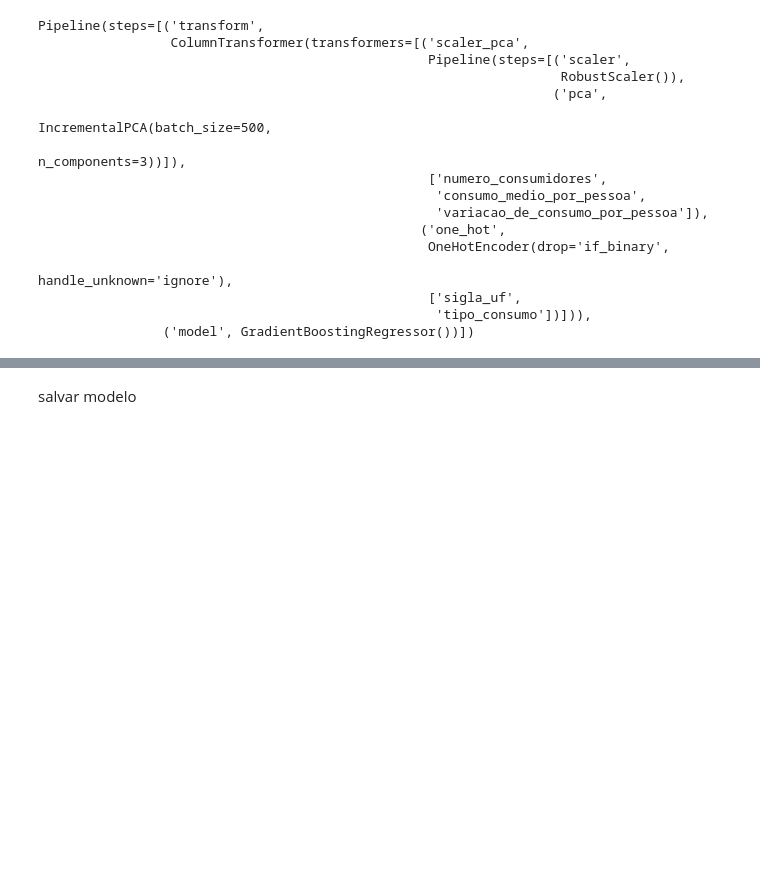
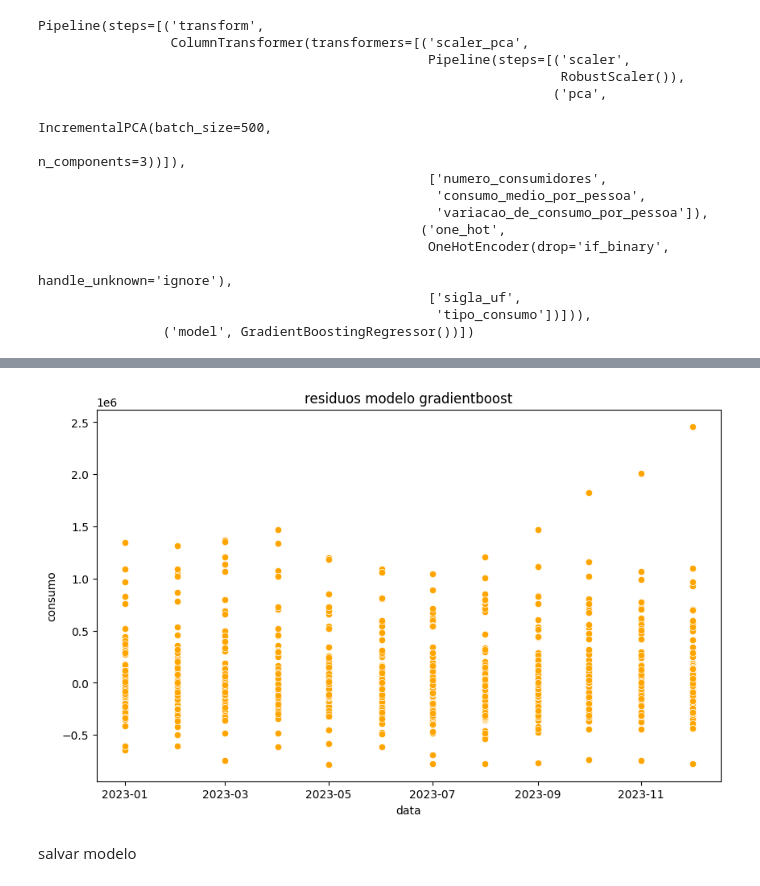
Before and after one commit to WesleySouza13/energy-consumption-forecast-br, a Jupyter notebook: Untitled-1.ipynb, the cells around one changed output, grey strips where cells are left out. Drawn from its saved outputs; the diff is of its cells as text; code cells hidden in the pictures; blank space fills up the shorter version.

```diff
--- a/Untitled-1.ipynb
+++ b/Untitled-1.ipynb
@@ -750,3 +759,11 @@ plt.show()
+# %%
+rxgboost_res = y_valid - pred_xgboost
+plt.figure(figsize=(10,6))
+sns.scatterplot(rxgboost_res, color='orange')
+plt.title('residuos modelo gradientboost')
+plt.show()
+# %% [output]
+[figure, added]
 # %% [markdown]
 salvar modelo
 # %%
```
Also changed, not shown: parts of 2 cells of this notebook.
